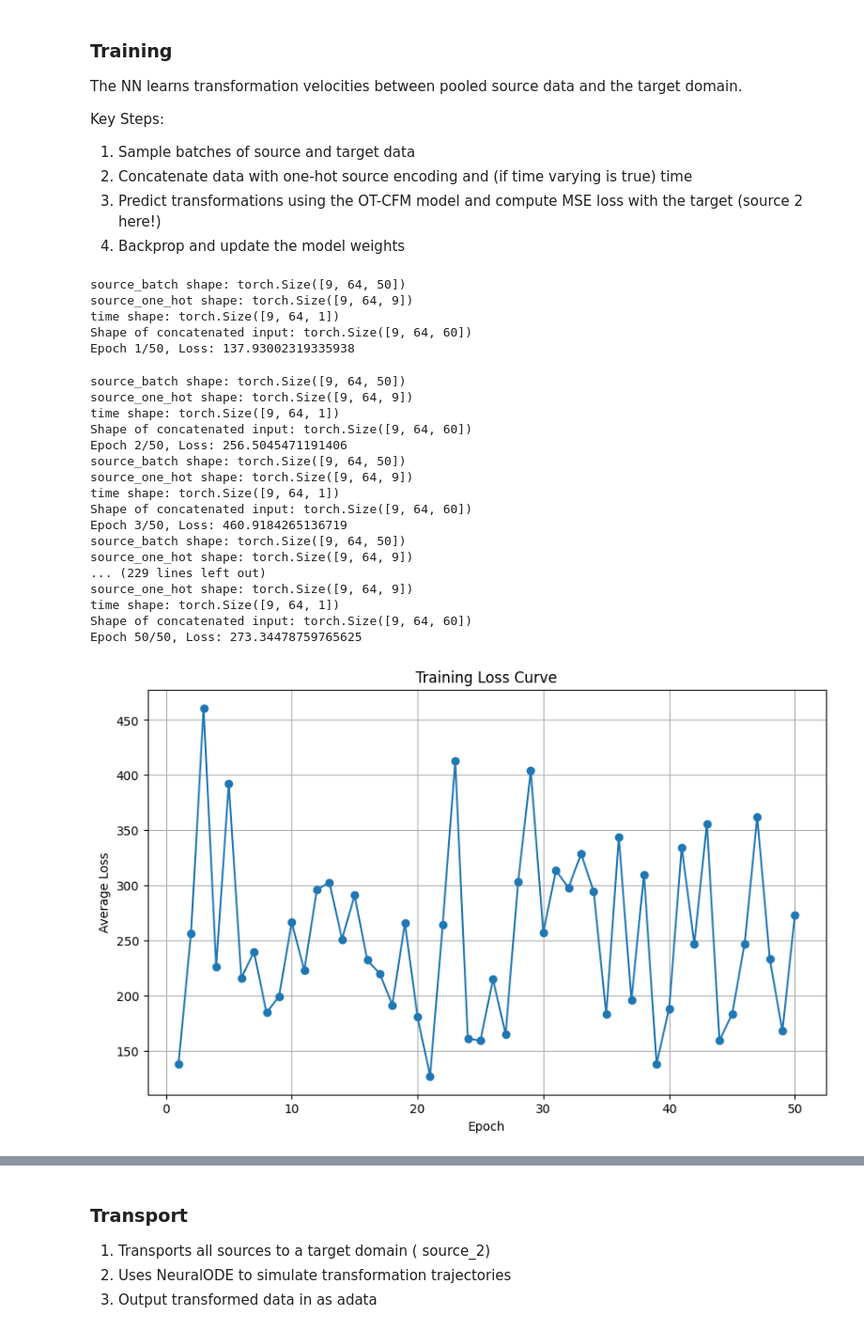
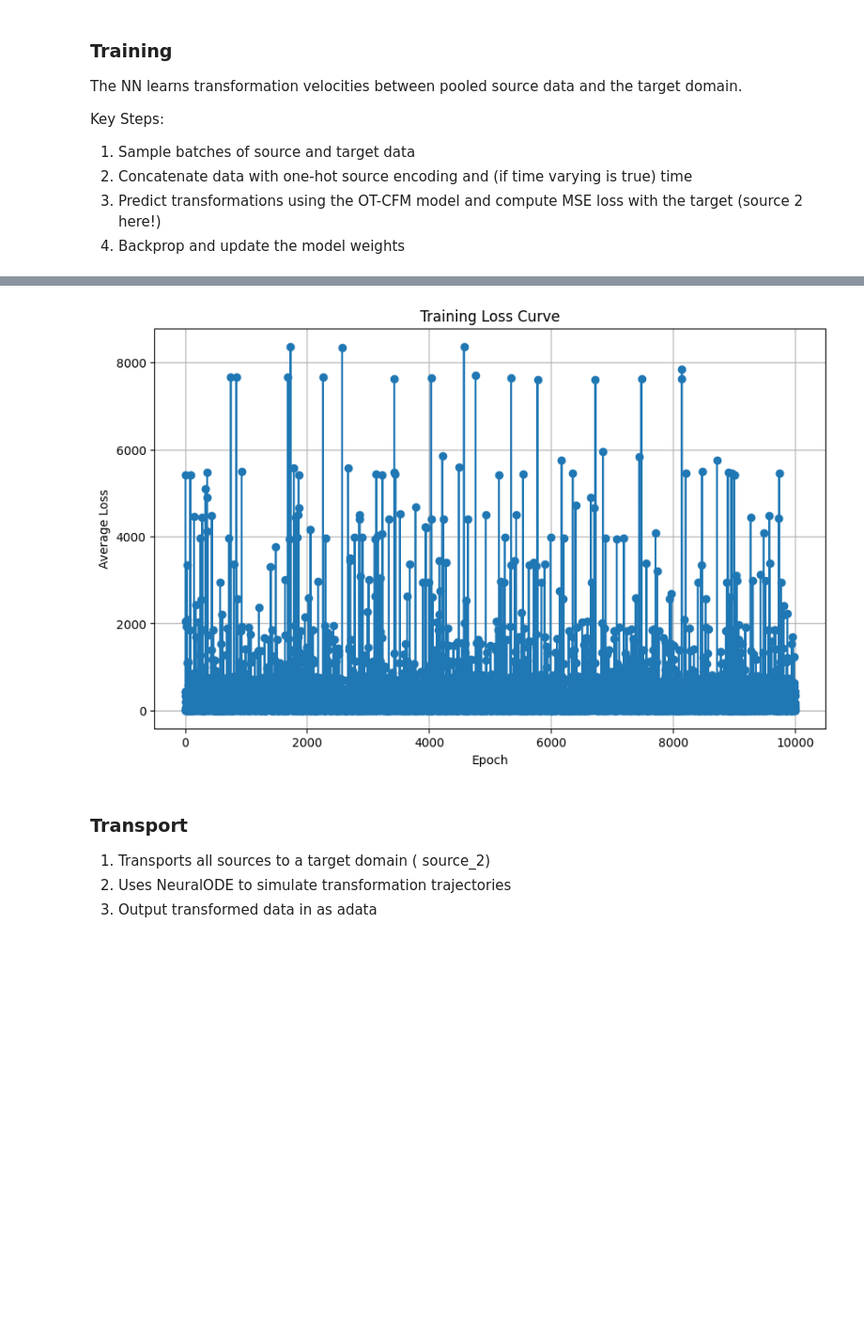
Before and after one commit to mBiocoder/OT-CFM, a Jupyter notebook: notebooks/example_pooled_batches_ot_cfm.ipynb, the cells around one changed output, grey strips where cells are left out. Shown at 94% size. Cells and saved outputs as stored; diff of their text form; code cells hidden in the pictures; blank space fills up the shorter version.

Commit message:
training updated with bug fixes

```diff
--- a/notebooks/example_pooled_batches_ot_cfm.ipynb
+++ b/notebooks/example_pooled_batches_ot_cfm.ipynb
@@ -90,10 +90,10 @@ The MLP thn learns a continuous transformation as a function of time. This enabl
 The model learns a direct mapping between the source and target distributions, without modeling intermediate states.
 # %%
 # Hyperparameters
-epochs = 50
-batch_size = 64
+epochs = 10000
+batch_size = 1
 # %%
-dataloader = create_training_dataloader(
+dataset, dataloader = create_training_dataloader(
     target2_moa, batch_size=batch_size, exclude_source="source_2", use_pca=True
 )
 
@@ -125,73 +177,6 @@ Key Steps:
 2. Concatenate data with one-hot source encoding and (if time varying is true) time
 3. Predict transformations using the OT-CFM model and compute MSE loss with the target (source 2 here!)
 4. Backprop and update the model weights
-# %%
-# Training loop
-loss_fn = torch.nn.MSELoss()
-all_losses = []
-
-for epoch in range(epochs):
-    epoch_loss = 0.0
-    # Loop over batches from dataloader
-    for batch in dataloader:
-        # Unpack the batch dictionary
-        source_batch = batch["source"]["x"].to(device)
-        target_batch = batch["target"]["x"].to(device)
-        source_one_hot = batch["source_label"].to(device)
-
-        # Sample time uniformly
-        time = torch.rand(source_batch.shape[0]).to(device)  # [64]
-        time = time.unsqueeze(-1)  # Shape:[64, 1]
-
-        # Expand time to match
-        time = time.unsqueeze(1).expand(-1, 64, -1)
-
-        # Forward pass
-        outputs = ot_cfm_model(source_batch, source_one_hot, time)
-        loss = loss_fn(outputs, target_batch)
-
-        # Backpropagation
-        ot_cfm_optimizer.zero_grad()
-        loss.backward()
-        ot_cfm_optimizer.step()
-
-        epoch_loss += loss.item()
-
-    # Storing average loss for this epoch...
-    avg_loss = epoch_loss / len(dataloader)
-    all_losses.append(avg_loss)
-
-    print(f"Epoch {epoch + 1}/{epochs}, Loss: {avg_loss}")
-
-#loss curve
-plt.figure(figsize=(10, 6))
-plt.plot(range(1, epochs + 1), all_losses, marker="o")
-plt.xlabel("Epoch")
-plt.ylabel("Average Loss")
-plt.title("Training Loss Curve")
-plt.grid()
-plt.show()
-# %% [output]
-source_batch shape: torch.Size([9, 64, 50])
-source_one_hot shape: torch.Size([9, 64, 9])
-time shape: torch.Size([9, 64, 1])
-Shape of concatenated input: torch.Size([9, 64, 60])
-Epoch 1/50, Loss: 137.93002319335938
-source_batch shape: torch.Size([9, 64, 50])
-source_one_hot shape: torch.Size([9, 64, 9])
-time shape: torch.Size([9, 64, 1])
-Shape of concatenated input: torch.Size([9, 64, 60])
-Epoch 2/50, Loss: 256.5045471191406
-source_batch shape: torch.Size([9, 64, 50])
-source_one_hot shape: torch.Size([9, 64, 9])
-time shape: torch.Size([9, 64, 1])
-Shape of concatenated input: torch.Size([9, 64, 60])
-Epoch 3/50, Loss: 460.9184265136719
-source_batch shape: torch.Size([9, 64, 50])
-source_one_hot shape: torch.Size([9, 64, 9])
-... (229 lines left out)
-source_one_hot shape: torch.Size([9, 64, 9])
-time shape: torch.Size([9, 64, 1])
-Shape of concatenated input: torch.Size([9, 64, 60])
-Epoch 50/50, Loss: 273.34478759765625
-[figure, removed]
+# %%
+trained_model2 = train_cfm(ot_cfm_model, ot_cfm_optimizer, FM, dataloader, device, epochs=epochs, plot_loss=True)
+# %% [output]
@@ -198,2 +200,3 @@ Epoch 50/50, Loss: 273.34478759765625
+[figure, added]
 # %%
 # save
```
Also changed, not shown: parts of 16 cells of this notebook.
